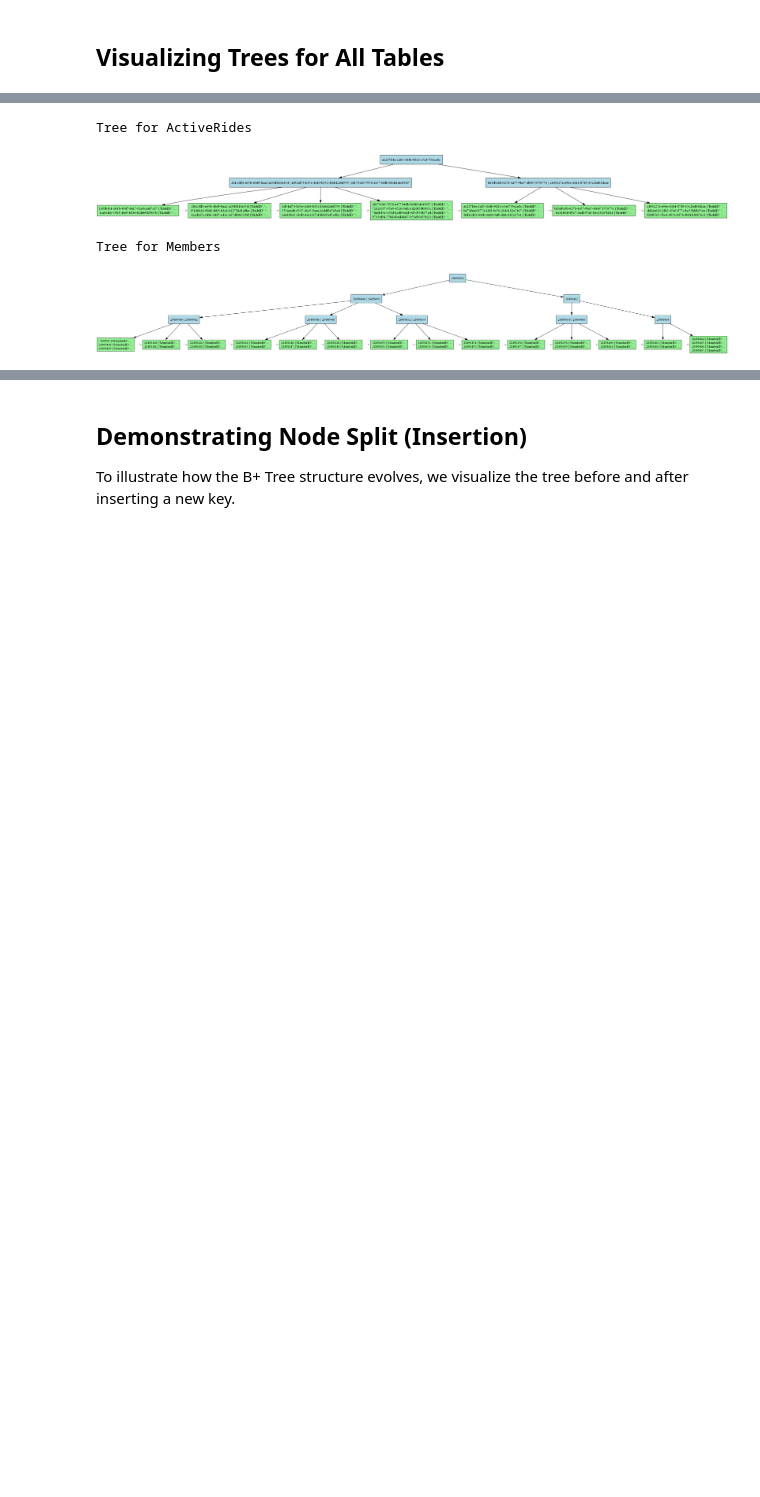
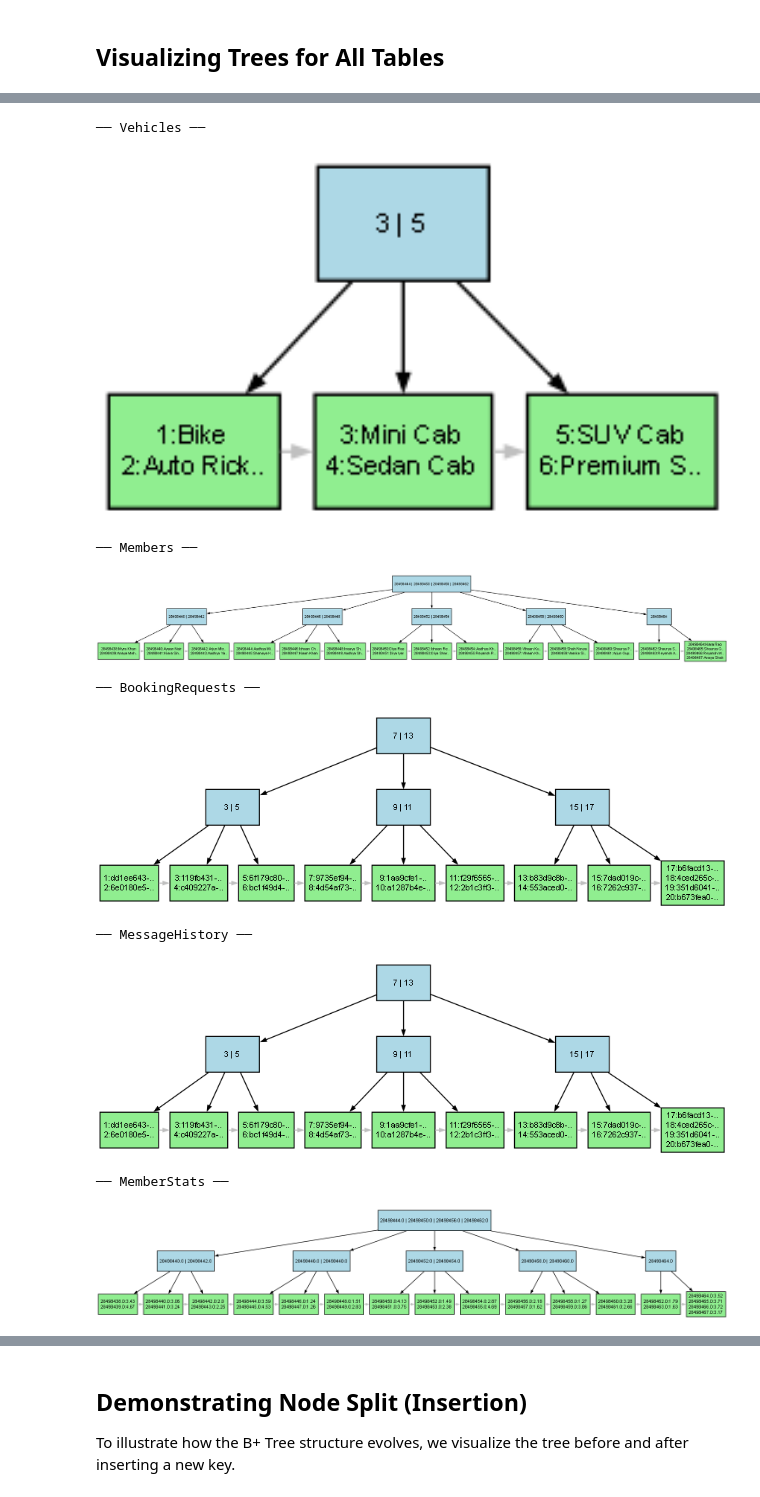
Before and after one commit to Ninjacoder-vedant/QueryWorks-Project, a Jupyter notebook: Assignment_2/Module_A/db_management_system/report.ipynb, the cells around one changed output, grey strips where cells are left out. Saved outputs shown, nothing was run; the diff lists cells and outputs as text; code cells hidden in the pictures; blank space fills up the shorter version.

```diff
--- a/Assignment_2/Module_A/db_management_system/report.ipynb
+++ b/Assignment_2/Module_A/db_management_system/report.ipynb
@@ -152,10 +224,11 @@ If the leaf node becomes full during insertion, the node is split and the tree s
 # %%
-new_member = {
-    "MemberID":999999,
-    "Name":"TestUser"
+new_vehicle = {
+    'VehicleID':   7,
+    'VehicleType': 'Electric Car',
+    'MaxCapacity': 5,
 }
 
-db.insert("Members",new_member)
-
-db.search("Members",999999)
+db.insert('Vehicles', new_vehicle)
+print("Inserted. Verify via search:")
+db.search('Vehicles', 7)
 # %% [output]
@@ -165,7 +243,7 @@ db.search("Members",999999)
 # %%
-db.insert("Members",{"MemberID":999999,"Name":"TestUser"})
-print("Before update:", db.search("Members",999999))
+print("Before update:", db.search("Members", 28498458))
 
-db.indexes["Members"].update(999999,{"MemberID":999999,"Name":"UpdatedUser"})
-print("After update:", db.search("Members",999999))
+db.update("Members", 28498458, {'MemberID': 28498458, 'FullName': 'Shah Navya', 'ProfileImageURL': 'https://robohash.org/28498458.png?set=set4', 'Programme': 'M.Tech.', 'Branch': 'Computer Science and Engineering', 'BatchYear': 2031, 'Email': 'navya.shah@iitgn.ac.in', 'ContactNumber': 7405900382, 'Age': 24, 'Gender': 'F'})
+
+print("After update:", db.search("Members", 28498458))
 # %% [output]
@@ -196,7 +284,11 @@ The visualization shows:
 # %%
-for table in db.indexes:
+IMAGE_DIR = "bptree_images"
+os.makedirs(IMAGE_DIR, exist_ok=True)
 
-    print("Generating tree for:", table)
+for table_name in db.indexes:
+    filename = os.path.join(IMAGE_DIR, table_name + "_tree")
+    db.indexes[table_name].visualize_tree(filename)
+    print(f"  Saved: {filename}.png")
 
-    db.indexes[table].visualize_tree(table + "_tree")
+print("\nAll tree images saved to bptree_images/")
 # %% [output]
@@ -205,17 +308,19 @@ Generating tree for: Members
 # %%
 from IPython.display import Image, display
 
-for table in db.indexes:
-
-    filename = table + "_tree"
-
-    db.indexes[table].visualize_tree(filename)
-
-    print("Tree for", table)
-
+for table_name in db.indexes:
+    filename = os.path.join("bptree_images", table_name + "_tree")
+    db.indexes[table_name].visualize_tree(filename)
+    print(f"\n── {table_name} ──")
     display(Image(filename + ".png", width=1050))
 # %% [output]
-Tree for ActiveRides
+── Vehicles ──
-[figure, old version]
+[figure, new version]
-Tree for Members
+── Members ──
-[figure, old version]
+[figure, new version]
+── BookingRequests ──
+[figure, added]
+── MessageHistory ──
+[figure, added]
+── MemberStats ──
+[figure, added]
```
Also changed, not shown: parts of 36 cells of this notebook, 37 other files.
